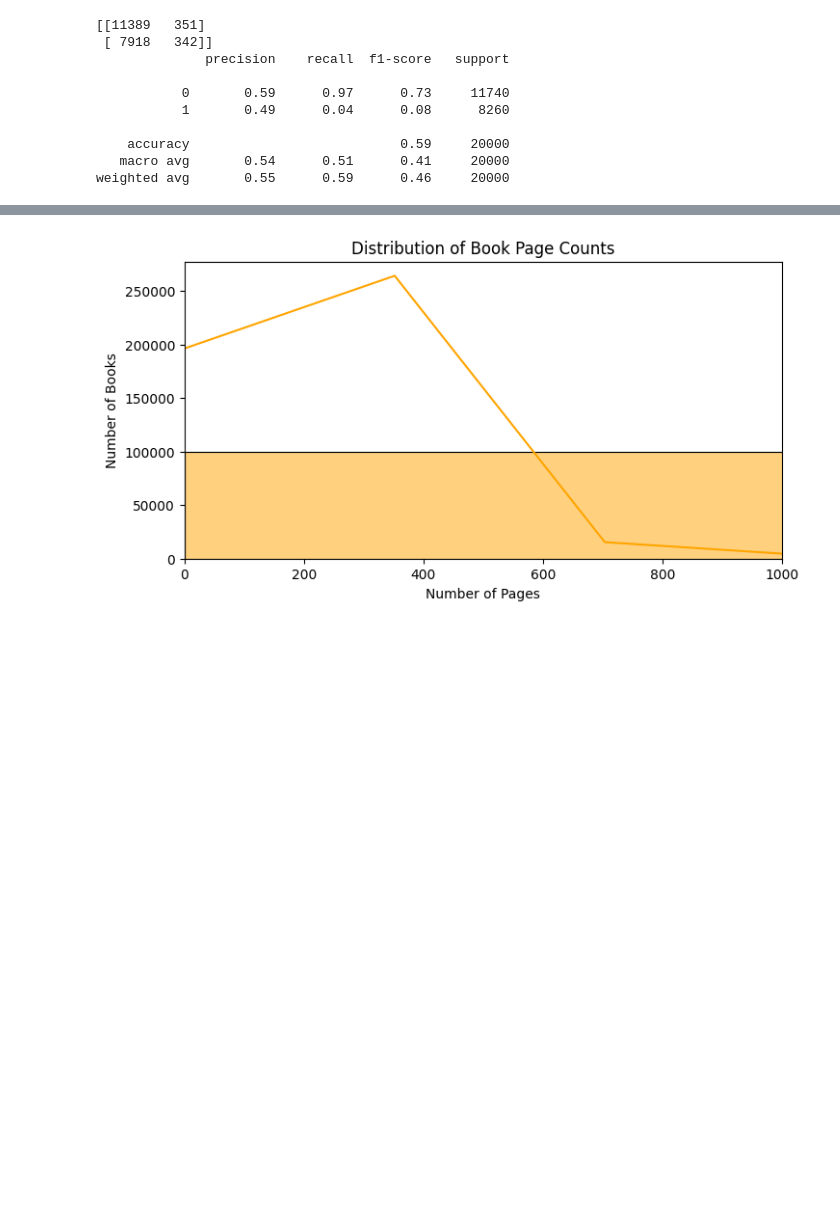
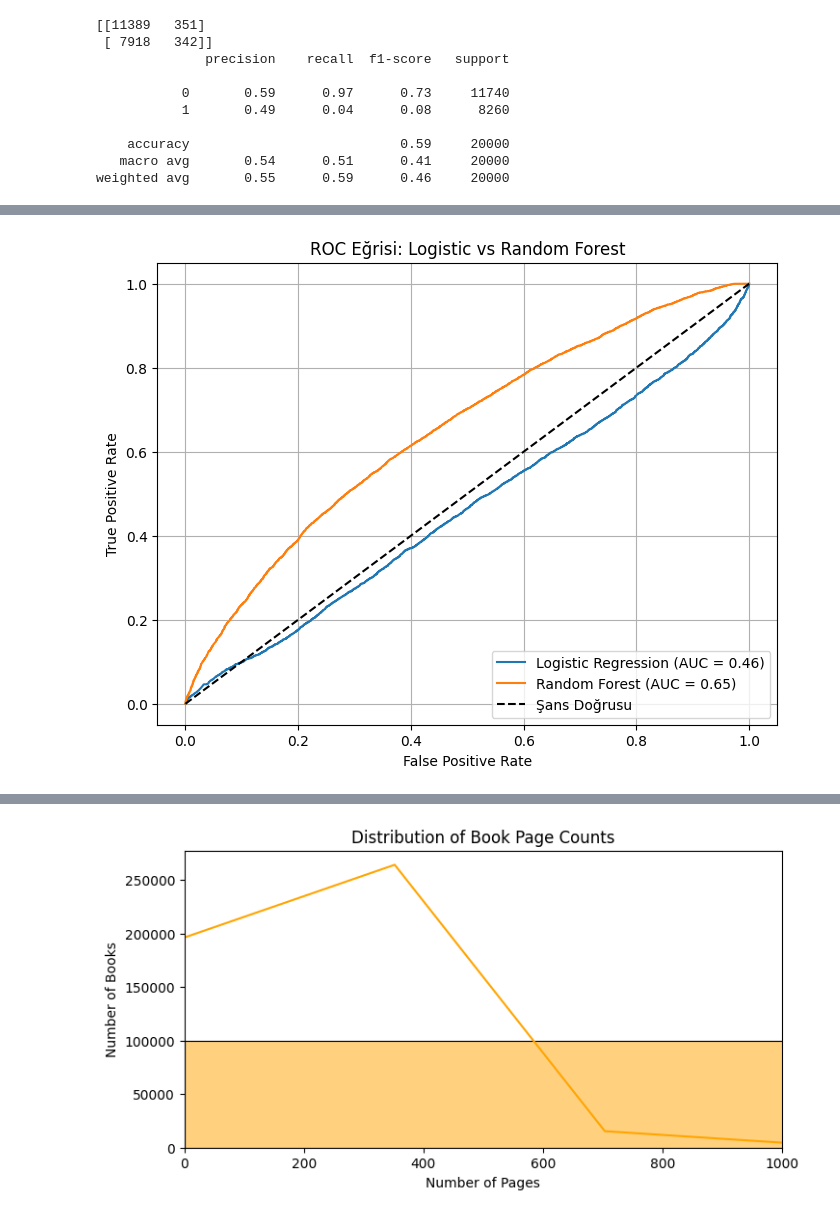
Before and after one commit to sevvalerel/ML-Book-Rating-Predictor, a Jupyter notebook: ML-Book-Rating-Predictor.ipynb, the cells around one changed output, grey strips where cells are left out. Cells and saved outputs as stored; diff of their text form; code cells hidden in the pictures; blank space fills up the shorter version.

```diff
--- a/ML-Book-Rating-Predictor.ipynb
+++ b/ML-Book-Rating-Predictor.ipynb
@@ -205,0 +239,26 @@ Random Forest modeli, sınıflar arasındaki dengesizliği daha iyi yöneterek t
+# %%
+from sklearn.metrics import roc_curve, auc
+from sklearn.preprocessing import label_binarize
+
+y_test_bin = label_binarize(y_test, classes=[0, 1])
+
+lr_probs = model.predict_proba(X_test)[:, 1]
+lr_fpr, lr_tpr, _ = roc_curve(y_test_bin, lr_probs)
+lr_auc = auc(lr_fpr, lr_tpr)
+
+rf_probs = best_model.predict_proba(X_test)[:, 1]
+rf_fpr, rf_tpr, _ = roc_curve(y_test_bin, rf_probs)
+rf_auc = auc(rf_fpr, rf_tpr)
+
+plt.figure(figsize=(8,6))
+plt.plot(lr_fpr, lr_tpr, label=f"Logistic Regression (AUC = {lr_auc:.2f})")
+plt.plot(rf_fpr, rf_tpr, label=f"Random Forest (AUC = {rf_auc:.2f})")
+plt.plot([0, 1], [0, 1], 'k--', label='Şans Doğrusu')
+plt.xlabel("False Positive Rate")
+plt.ylabel("True Positive Rate")
+plt.title("ROC Eğrisi: Logistic vs Random Forest")
+plt.legend(loc="lower right")
+plt.grid(True)
+plt.show()
+# %% [output]
+[figure, added]
```
Also changed, not shown: parts of 31 cells of this notebook.
